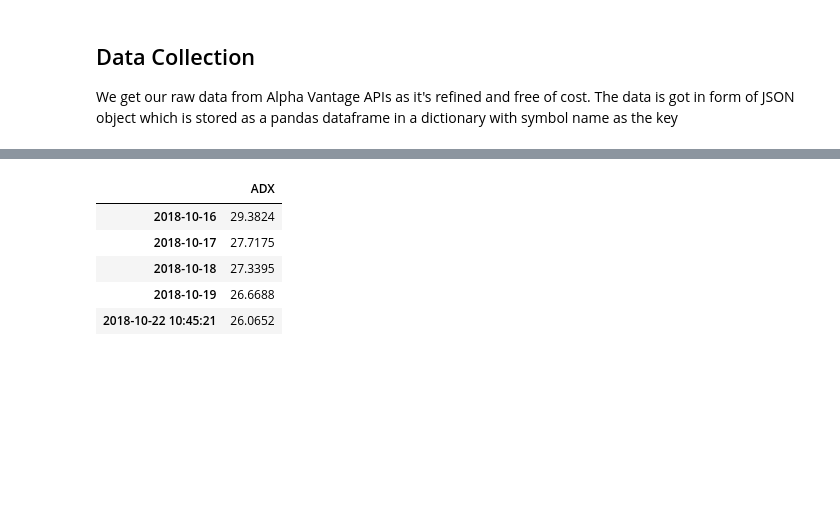
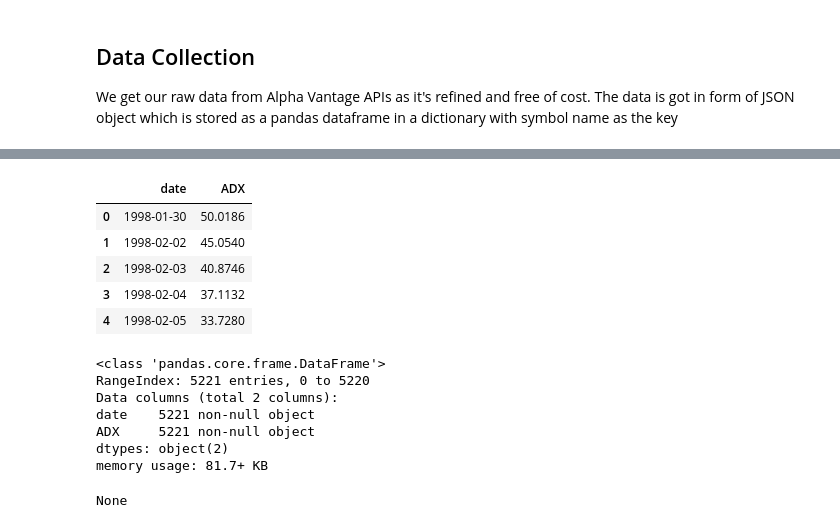
Before and after one commit to Neeraj-Natu/machine-learning_in_finance, a Jupyter notebook: Utils/Data-Prep.ipynb, the cells around one changed output, grey strips where cells are left out. Saved outputs shown, nothing was run; the diff lists cells and outputs as text; code cells hidden in the pictures; blank space fills up the shorter version.

Commit message:
data prep complete

```diff
--- a/Utils/Data-Prep.ipynb
+++ b/Utils/Data-Prep.ipynb
@@ -43,0 +16,12 @@ None
+# %%
+# commonly used variables
+
+symbol = "AAPL";
+apikey = "V1SZPLE0U8CCXSFW.";
+datatype = "json";
+url = "https://www.alphavantage.co/query";
+outputsize = "full";
+interval = "daily";
+timeperiod = "10";
+seriestype = "close";
+index = "date";
@@ -44,18 +82,31 @@ None
 # %%
-ADX_data = {};
-parameters = {'function':'ADX', 'interval':'daily','time_period':'10','datatype':'json','apikey':'V1SZPLE0U8CCXSFW.','symbol':'MSFT'}
-url = "https://www.alphavantage.co/query";
+#ADX Data
+
+parameters = {'function':'ADX', 'interval':interval,'time_period':timeperiod,'datatype':datatype,'apikey':apikey,'symbol':symbol}
+
 response = requests.get(url, params = parameters);
 data = response.json()
 
-time.sleep(5)
+AAPL_ADX_data = pd.DataFrame(data["Technical Analysis: ADX"]).T
 
-data = pd.DataFrame(data["Technical Analysis: ADX"])
-data.T.tail()
+AAPL_ADX_data.reset_index(inplace=True);
+AAPL_ADX_data.rename(columns={'index': 'date'}, inplace=True);
+
+
+display(AAPL_ADX_data.head())
+display(AAPL_ADX_data.info())
 # %% [output]
-|  | ADX |
-| 2018-10-16 | 29.3824 |
-| 2018-10-17 | 27.7175 |
-| 2018-10-18 | 27.3395 |
-| 2018-10-19 | 26.6688 |
-| 2018-10-22 10:45:21 | 26.0652 |
+|  | date | ADX |
+| 0 | 1998-01-30 | 50.0186 |
+| 1 | 1998-02-02 | 45.0540 |
+| 2 | 1998-02-03 | 40.8746 |
+| 3 | 1998-02-04 | 37.1132 |
+| 4 | 1998-02-05 | 33.7280 |
+<class 'pandas.core.frame.DataFrame'>
+RangeIndex: 5221 entries, 0 to 5220
+Data columns (total 2 columns):
+date    5221 non-null object
+ADX     5221 non-null object
+dtypes: object(2)
+memory usage: 81.7+ KB
+None
```
Also changed, not shown: parts of 13 cells of this notebook, 15 other files.
